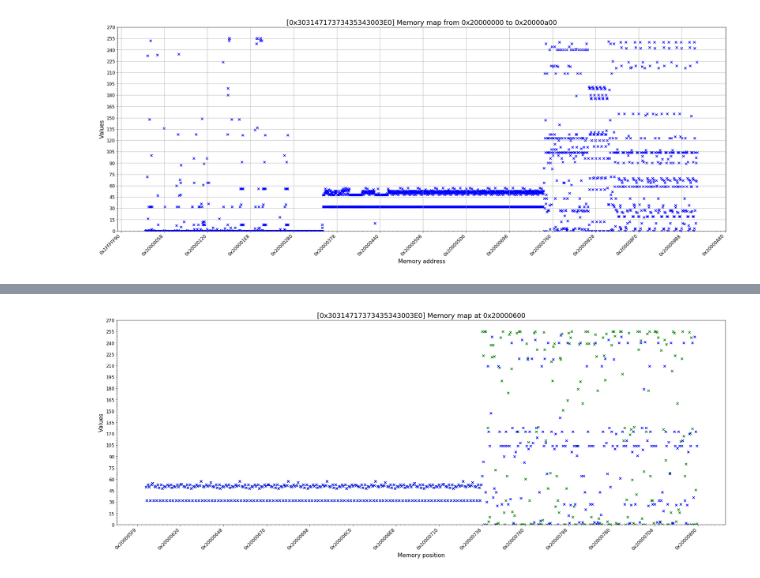
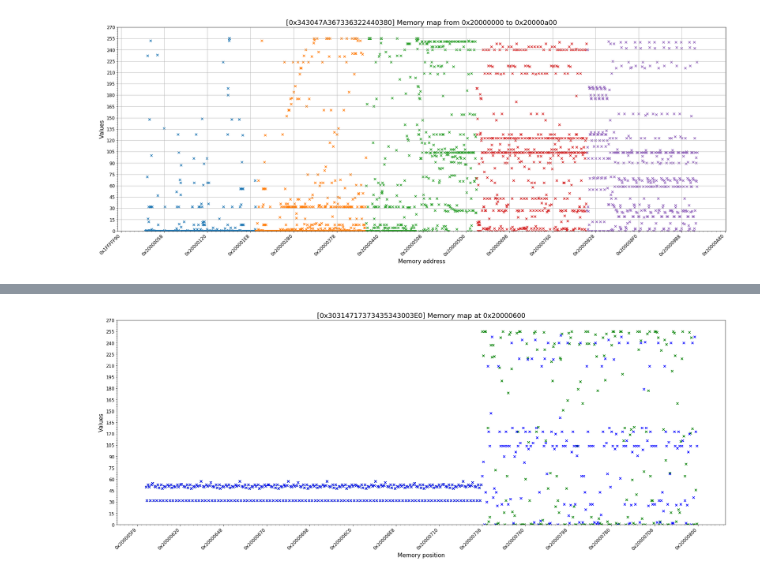
Before and after one commit to servinagrero/SRAM_PUF, a Jupyter notebook: src/jupyter/Viewer.ipynb, the cells around one changed output, grey strips where cells are left out. Cells and saved outputs as stored; diff of their text form; code cells hidden in the pictures.

Commit message:
Updated program and scripts to handle the boards at the laboratory

```diff
--- a/src/jupyter/Viewer.ipynb
+++ b/src/jupyter/Viewer.ipynb
@@ -13,9 +13,11 @@ import matplotlib.ticker as ticker
 # Configuration of the database
 client = pymongo.MongoClient("mongodb://localhost:27017/")
 database = client['thesis']
-db = database['dumps']
+db_dumps = database['dumps']
+db_comps = database['comps']
 
-boards_ids = list(set(i['board_id'] for i in db.find({},{"_id": 0, "board_id": 1})))
+boards_ids = list(set(i['board_id'] for i in db_dumps.find({},{"_id": 0, "board_id": 1})))
 
+print(len(boards_ids))
 print(boards_ids)
 # %% [output]
@@ -53,9 +56,8 @@ def plot_memory_regions(board_id, offset=0, mem_ending_pos=32, chunk_size=512, s
     X axis is the address and the Y axis is the value at that address.
     '''
     mem_pos, mem_off, mem_val = [], [], []
-    color_boards = {boards_ids[0]: 'g', boards_ids[1]: 'b'}
 
-    dumps_list = list(db.find({"board_id": board_id}))
+    dumps_list = list(db_dumps.find({"board_id": board_id}))
     starting_address = off_to_add(offset)
 
 
@@ -65,7 +67,7 @@ def plot_memory_regions(board_id, offset=0, mem_ending_pos=32, chunk_size=512, s
         mem_pos = [int(mem_off, 16) + i for i in range(0, chunk_size)]
 
         # Generate the plot
-        plt.scatter(mem_pos, mem_val, marker='x', color=color_boards[board_id])
+        plt.scatter(mem_pos, mem_val, marker='x')
         plt.xlabel('Memory address')
         plt.ylabel('Values')
 
@@ -93,7 +95,7 @@ def plot_memory_regions(board_id, offset=0, mem_ending_pos=32, chunk_size=512, s
         if show_every:
             plt.show()
 # %%
-plot_memory_regions(boards_ids[1], 0, 5, show_every=False)
+plot_memory_regions(boards_ids[0], 0, 5, show_every=False)
 # %% [output]
-[figure, old version]
+[figure, new version]
 # %%
```
Also changed, not shown: parts of 8 cells of this notebook, 3 other files.
